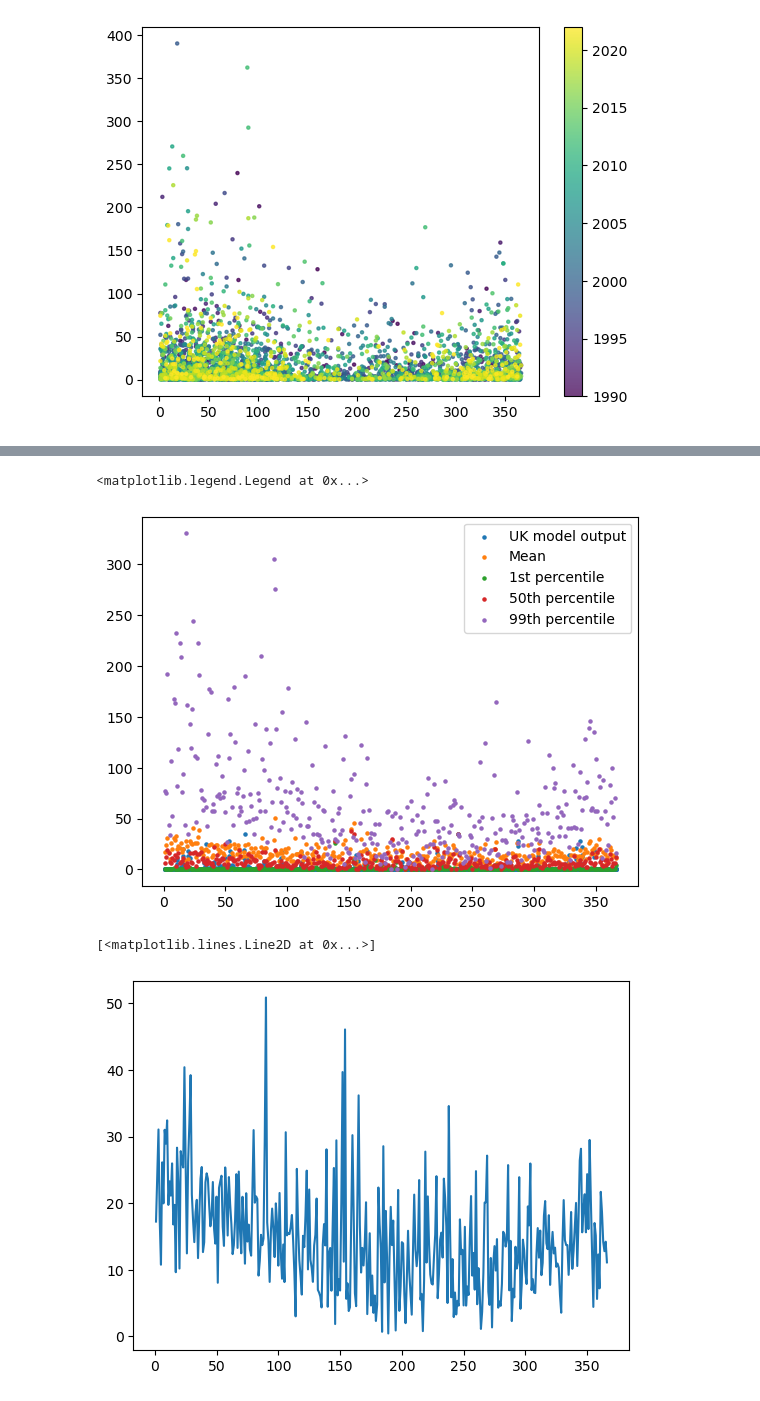
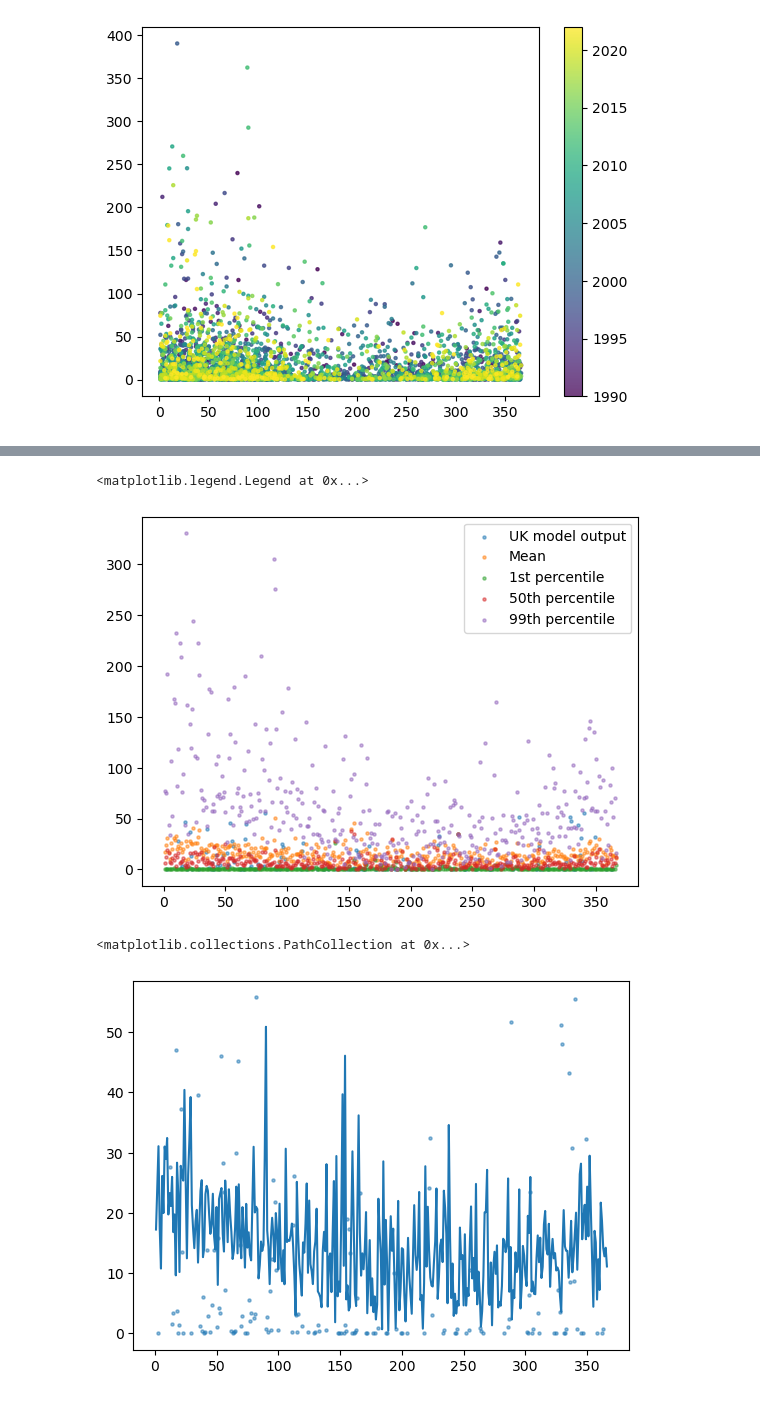
Before and after one commit to 21centuryweather/hk25-AusNode-ExtremePrecipitation, a Jupyter notebook: Code/annual_cycles.ipynb, the cells around one changed output, grey strips where cells are left out. Cells and saved outputs as stored; diff of their text form; code cells hidden in the pictures.

```diff
--- a/Code/annual_cycles.ipynb
+++ b/Code/annual_cycles.ipynb
@@ -112,13 +112,13 @@ lautoka_rainy_95 = lautoka_data_rainy.daily_rainfall_mm.groupby(lautoka_data.dat
 lautoka_rainy_99 = lautoka_data_rainy.daily_rainfall_mm.groupby(lautoka_data.date.dt.dayofyear).quantile(0.99)
 # %%
 # Get model output for comparison
-uk_model_output = pd.read_csv("hk25-AusNode-ExtremePrecipitation/Data/uk_model_fiji_z10/uk_node_Lautoka_TB3_z10.csv")
-german_model_output = pd.read_csv("hk25-AusNode-ExtremePrecipitation/Data/germney_model_fiji_z10/germany_node_Lautoka_TB3_z10.csv")
+uk_model_output = pd.read_csv("hk25-AusNode-ExtremePrecipitation/Data/Model_Daily/Fiji/u_Lautoka_daily.csv")
+german_model_output = pd.read_csv("hk25-AusNode-ExtremePrecipitation/Data/Model_Daily/Fiji/g_Lautoka_daily.csv")
 # %%
-uk_model_output.time = pd.to_datetime(uk_model_output.time)
-german_model_output.time = pd.to_datetime(german_model_output.time)
+uk_model_output.datetime = pd.to_datetime(uk_model_output.datetime)
+german_model_output.datetime = pd.to_datetime(german_model_output.datetime)
 # %%
-uk_model_output["day_of_year"] = uk_model_output.time.dt.dayofyear
-
-plt.scatter(uk_model_output.day_of_year, uk_model_output.value, s=5)
+uk_model_output["day_of_year"] = uk_model_output.datetime.dt.dayofyear
+uk_model_output_rainy = uk_model_output[uk_model_output.rain_24h_mm > 0]
+min(uk_model_output_rainy.rain_24h_mm)
 # %% [output]
@@ -127,19 +131,19 @@ plt.scatter(uk_model_output.day_of_year, uk_model_output.value, s=5)
 # %%
-plt.scatter(uk_model_output.day_of_year, uk_model_output.value, s=5)
+plt.scatter(uk_model_output_rainy.day_of_year, uk_model_output_rainy.rain_24h_mm, s=5, alpha=0.5)
 
-plt.scatter(lautoka_rainy_avg.index, lautoka_rainy_avg.values, s=5)
-plt.scatter(lautoka_rainy_1.index, lautoka_rainy_1.values, s=5)
+plt.scatter(lautoka_rainy_avg.index, lautoka_rainy_avg.values, s=5, alpha=0.5)
+plt.scatter(lautoka_rainy_1.index, lautoka_rainy_1.values, s=5, alpha=0.5)
 #plt.plot(lautoka_rainy_5)
 #plt.plot(lautoka_rainy_25)
-plt.scatter(lautoka_rainy_50.index, lautoka_rainy_50.values, s=5)
+plt.scatter(lautoka_rainy_50.index, lautoka_rainy_50.values, s=5, alpha=0.5)
 #plt.plot(lautoka_rainy_75)
 #plt.plot(lautoka_rainy_95)
-plt.scatter(lautoka_rainy_99.index, lautoka_rainy_99.values, s=5)
+plt.scatter(lautoka_rainy_99.index, lautoka_rainy_99.values, s=5, alpha=0.5)
 plt.legend(["UK model output", "Mean", "1st percentile", "50th percentile", "99th percentile"])
 
 # Plot model output in this plot
 # %% [output]
 <matplotlib.legend.Legend at 0x...>
-[figure, old version]
+[figure, new version]
 # %%
 # Plot every 10th day as well as 7 day rolling averages
@@ -146,7 +151,7 @@ plt.legend(["UK model output", "Mean", "1st percentile", "50th percentile", "99t
 # %%
 plt.plot(lautoka_rainy_avg)
-plt.plot()
+plt.scatter(uk_model_output_rainy.day_of_year, uk_model_output_rainy.rain_1h_mm, s=5, alpha=0.5)
 # %% [output]
-[<matplotlib.lines.Line2D at 0x...>]
+<matplotlib.collections.PathCollection at 0x...>
-[figure, old version]
+[figure, new version]
 # %%
```
Also changed, not shown: parts of 4 cells of this notebook.
